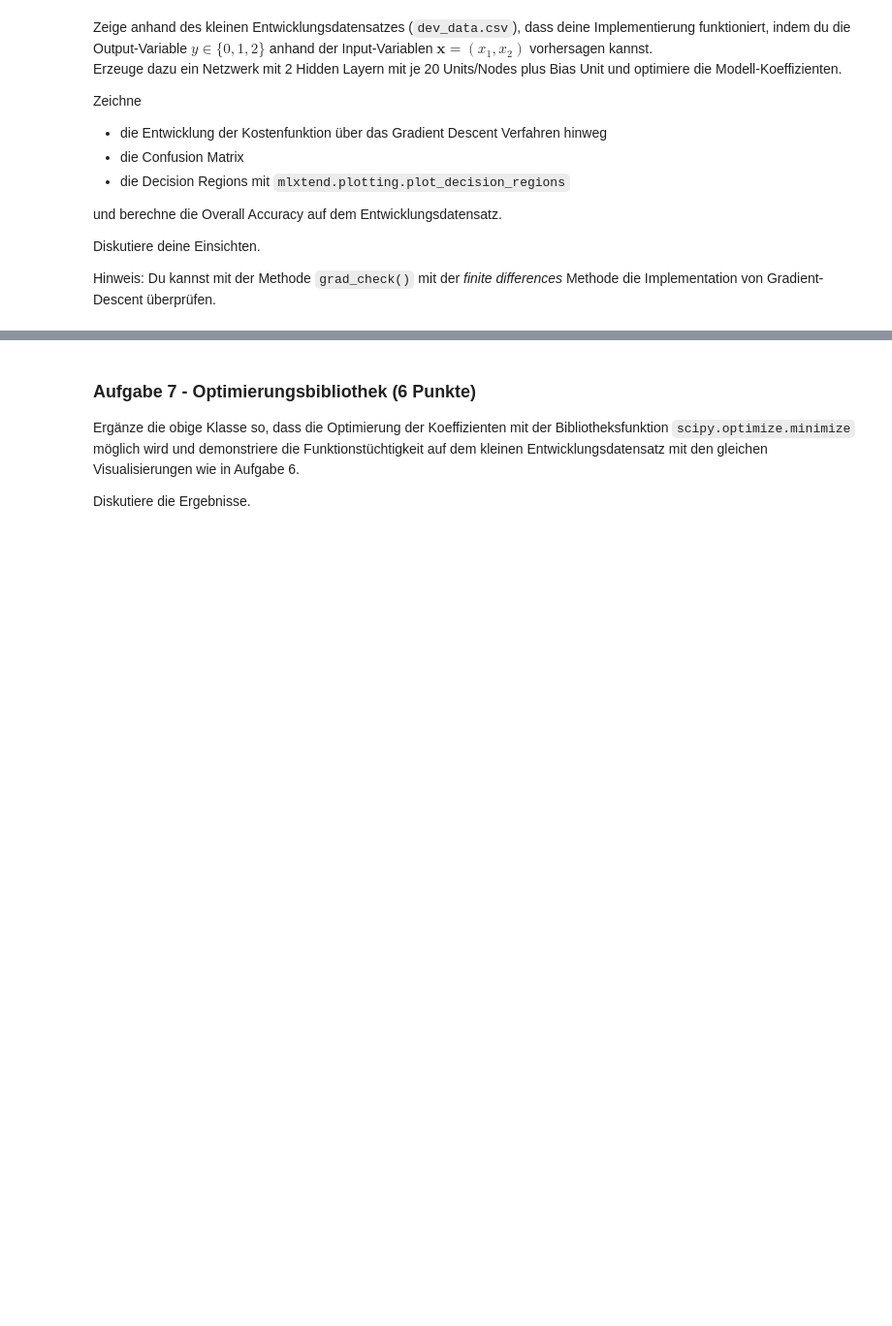
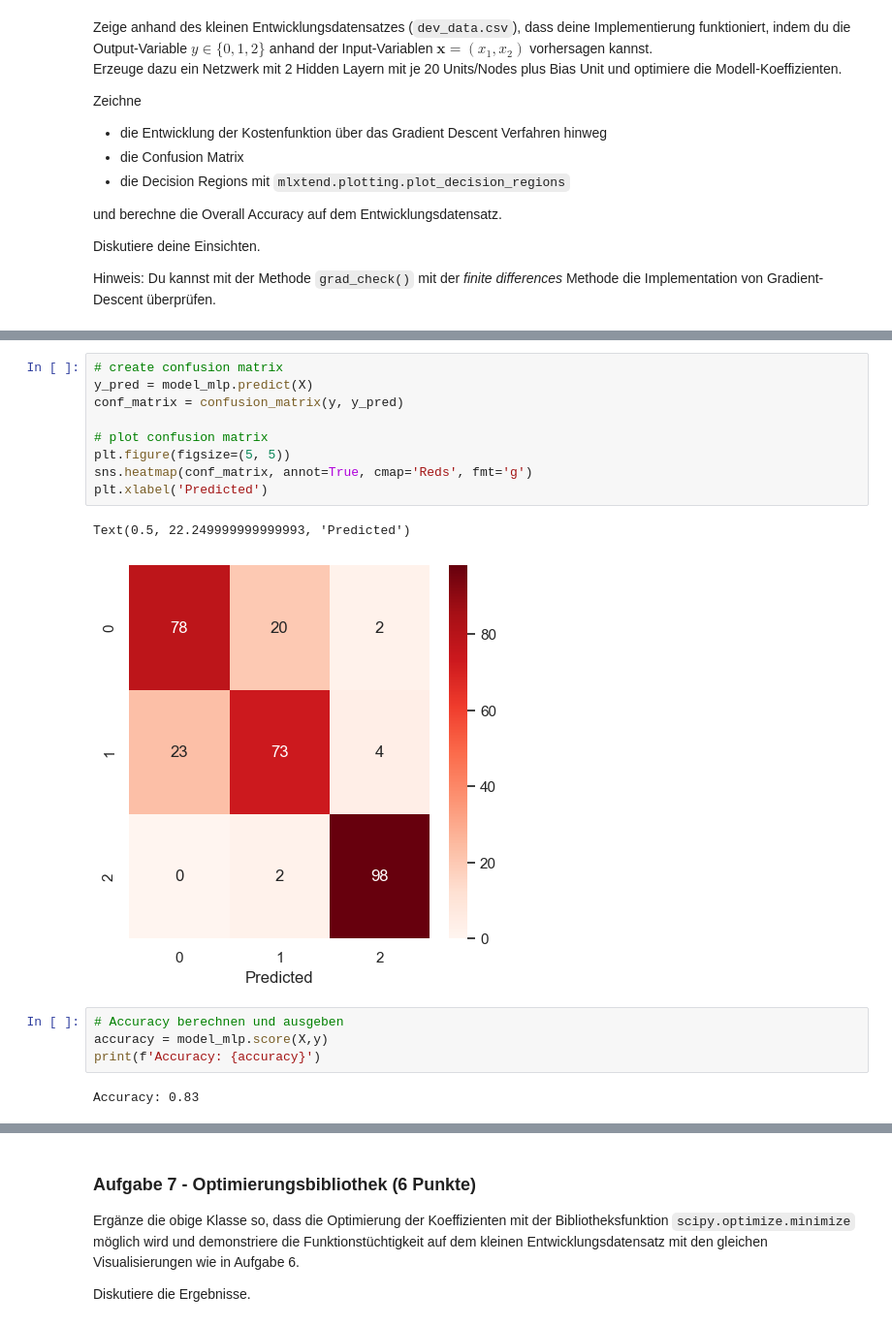
Before and after one commit to Luuzemp14/mc2_gml, a Jupyter notebook: gml_minichallenge_2-checkpoint.ipynb, the cells around one changed output, grey strips where cells are left out. Shown at 97% size. Drawn from its saved outputs; the diff is of its cells as text; blank space fills up the shorter version.

```diff
--- a/gml_minichallenge_2-checkpoint.ipynb
+++ b/gml_minichallenge_2-checkpoint.ipynb
@@ -1158,0 +1178,18 @@ NameError: name 'train_data' is not defined
+# %%
+# create confusion matrix
+y_pred = model_mlp.predict(X)
+conf_matrix = confusion_matrix(y, y_pred)
+
+# plot confusion matrix
+plt.figure(figsize=(5, 5))
+sns.heatmap(conf_matrix, annot=True, cmap='Reds', fmt='g')
+plt.xlabel('Predicted')
+# %% [output]
+Text(0.5, 22.249999999999993, 'Predicted')
+[figure, added]
+# %%
+# Accuracy berechnen und ausgeben
+accuracy = model_mlp.score(X,y)
+print(f'Accuracy: {accuracy}')
+# %% [output]
+Accuracy: 0.83
```
Also changed, not shown: parts of 25 cells of this notebook.
